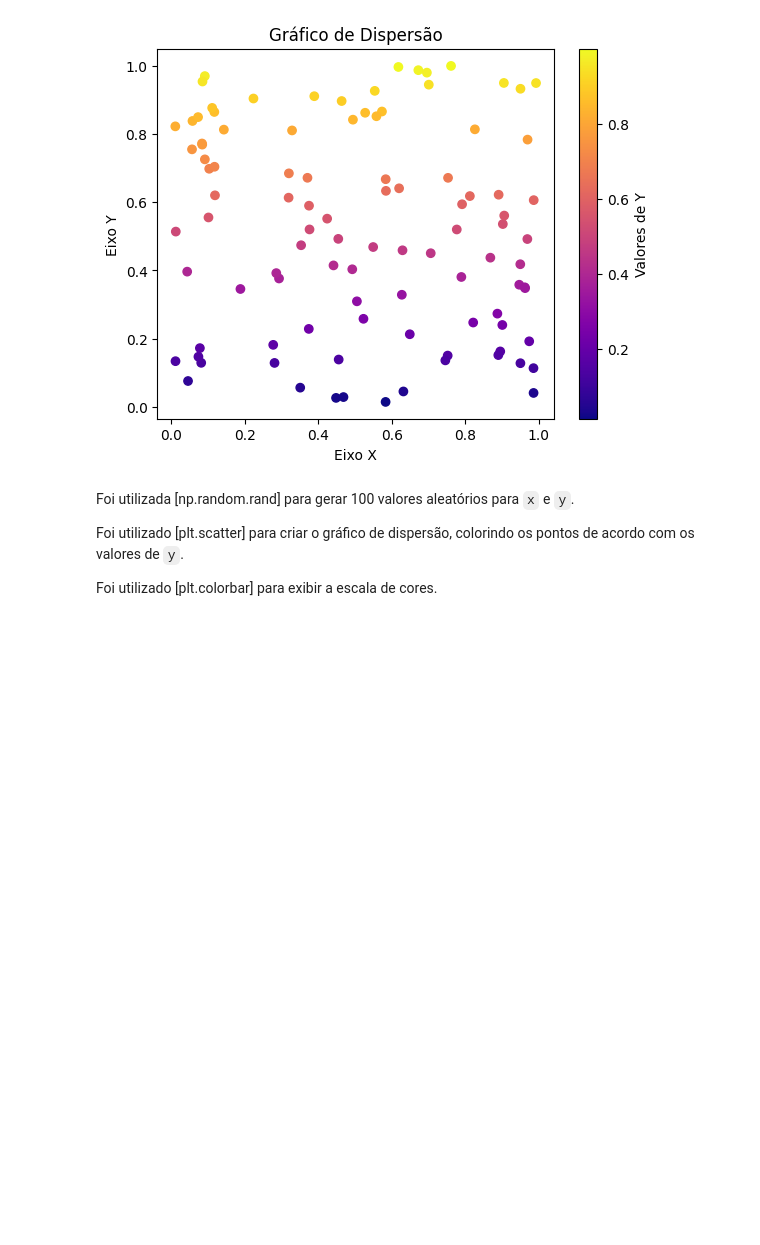
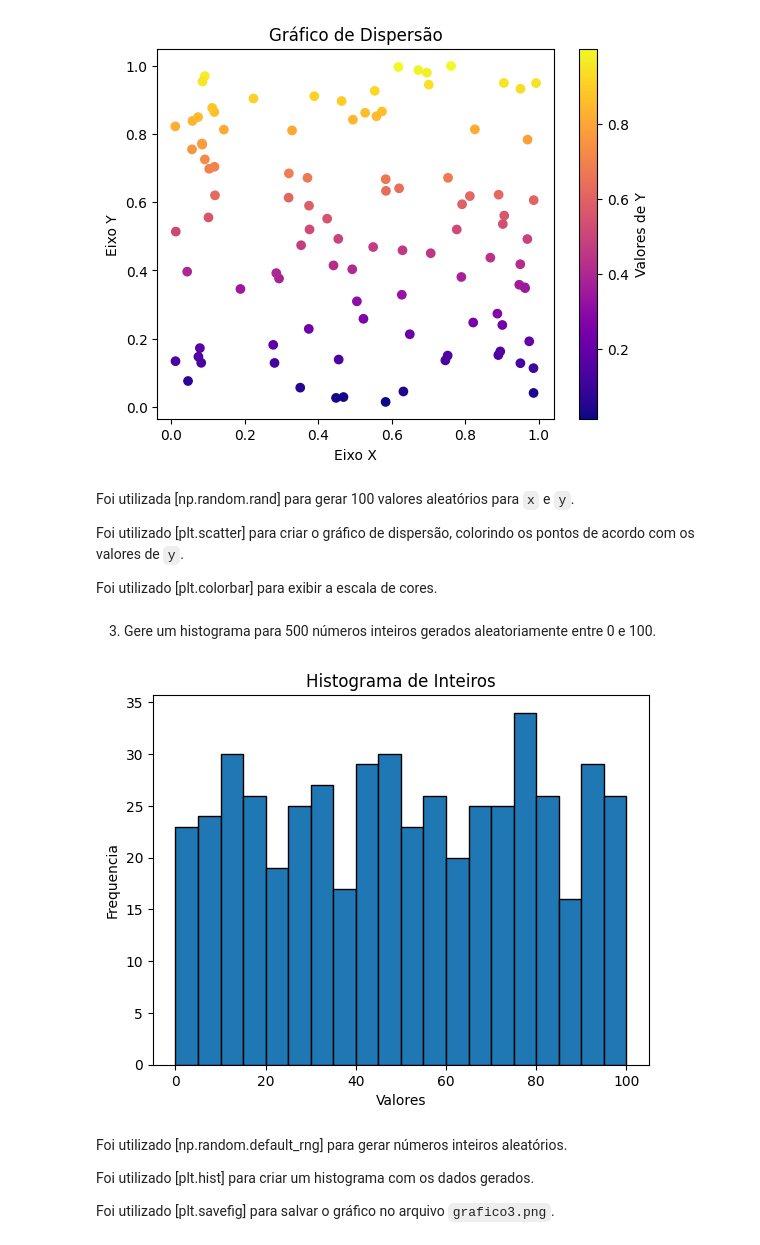
Before and after one commit to 76Falcone/AulasInteligenciaArtificial, a Jupyter notebook: ExercíciosBibliotecas_Python_Falcone_6B_Noturno.ipynb, the cells around one changed output. Cells and saved outputs as stored; diff of their text form; code cells hidden in the pictures; blank space fills up the shorter version.

Commit message:
Exercício 3 - Matplotlib

```diff
--- a/ExercíciosBibliotecas_Python_Falcone_6B_Noturno.ipynb
+++ b/ExercíciosBibliotecas_Python_Falcone_6B_Noturno.ipynb
@@ -1655,3 +1655,25 @@ Foi utilizada [np.random.rand] para gerar 100 valores aleatórios para `x` e `y`
 Foi utilizado [plt.scatter] para criar o gráfico de dispersão, colorindo os pontos de acordo com os valores de `y`.
 
 Foi utilizado [plt.colorbar] para exibir a escala de cores.
+# %% [markdown]
+3. Gere um histograma para 500 números inteiros gerados aleatoriamente entre 0 e 100.
+# %%
+import matplotlib.pyplot as plt
+import numpy as np
+
+geradorAleatorio = np.random.default_rng(42)
+dadosHistograma = geradorAleatorio.integers(0, 101, 500)
+
+plt.hist(dadosHistograma, bins=20, edgecolor="black")
+plt.title("Histograma de Inteiros")
+plt.xlabel("Valores")
+plt.ylabel("Frequencia")
+plt.show()
+# %% [output]
+[figure, added]
+# %% [markdown]
+Foi utilizado [np.random.default_rng] para gerar números inteiros aleatórios.
+
+Foi utilizado [plt.hist] para criar um histograma com os dados gerados.
+
+Foi utilizado [plt.savefig] para salvar o gráfico no arquivo `grafico3.png`.
```
